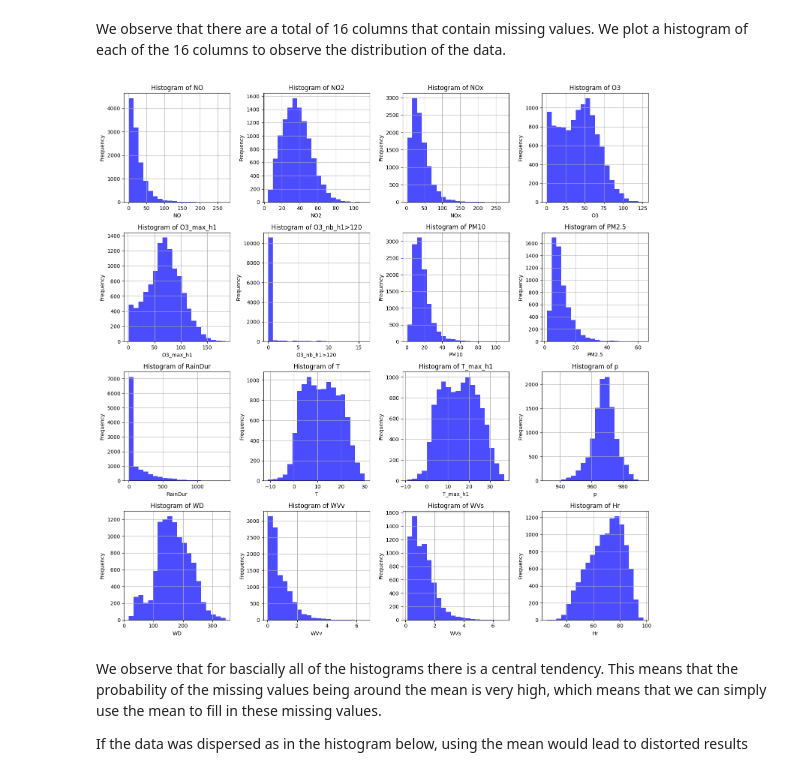
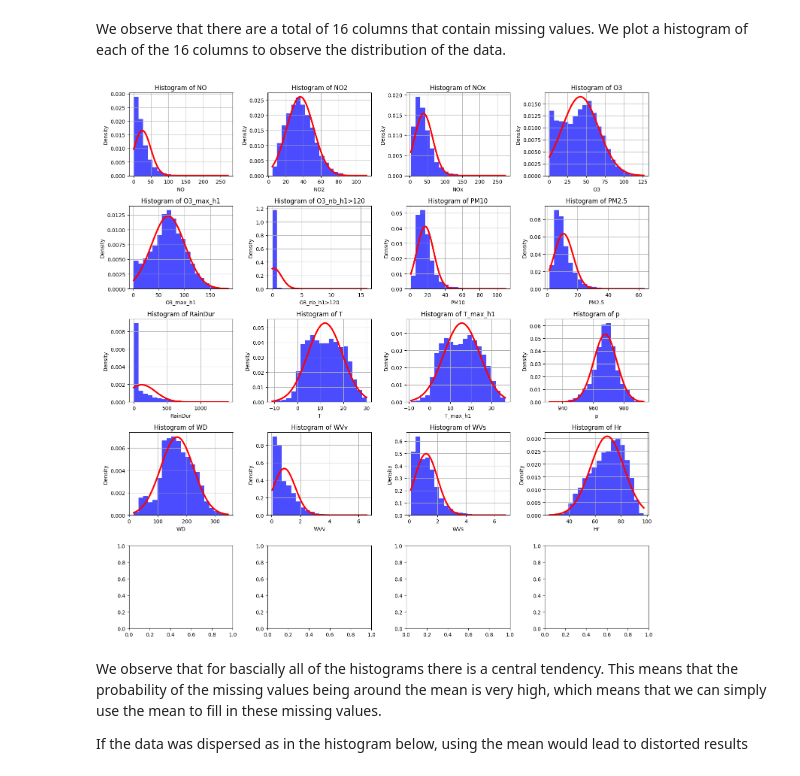
Before and after one commit to ninocaduff/DSF-Project, a Jupyter notebook: jupyter/missingvalues.ipynb, the cells around one changed output. Drawn from its saved outputs; the diff is of its cells as text; code cells hidden in the pictures.

```diff
--- a/jupyter/missingvalues.ipynb
+++ b/jupyter/missingvalues.ipynb
@@ -3,5 +4,5 @@ import pandas as pd
 # %%
-df = pd.read_csv("https://raw.githubusercontent.com/ninocaduff/Data-Science-Fundamentals-Project/main/data/merged_with_dummies.csv")
+df = pd.read_csv("/Users/fredericksafian/VSCODE/finaldata/merged_with_dummies.csv")
 
 # df = pd.read_csv('/Users/fredericksafian/VSCODE/finaldata/merged_with_dummies.csv')
 # %%
@@ -71,33 +72,45 @@ We plot a histogram of each of the 16 columns to observe the distribution of the
 # %%
 import matplotlib.pyplot as plt
 
 # Columns with missing values
 columns_with_missing_values = [
     "NO", "NO2", "NOx", "O3", "O3_max_h1", "O3_nb_h1>120", "PM10", "PM2.5",
     "RainDur", "T", "T_max_h1", "p", "WD", "WVv", "WVs", "Hr"
 ]
 
 # Create a 4x4 subplot grid
-fig, axes = plt.subplots(4, 4, figsize=(15, 15))
+fig, axes = plt.subplots(5, 4, figsize=(15, 15))
 
 # Flatten the axes array for easier indexing
 axes = axes.flatten()
 
 # Plot histograms for columns with missing values
 for i, column_name in enumerate(columns_with_missing_values):
-    axes[i].hist(df[column_name].dropna(), bins=20, color='blue', alpha=0.7)
+    column_data = df[column_name].dropna()
+    axes[i].hist(column_data, bins=20, color='blue', alpha=0.7, density=True)
     axes[i].set_title(f'Histogram of {column_name}')
     axes[i].set_xlabel(column_name)
-    axes[i].set_ylabel('Frequency')
+    axes[i].set_ylabel('Density')
     axes[i].grid(True)
+
+    # Calculate mean and standard deviation
+    mu = column_data.mean()
+    sigma = column_data.std()
+
+    # Generate a range of values
+    x = np.linspace(column_data.min(), column_data.max(), 100)
+
+    # Plot the normal distribution curve
+    axes[i].plot(x, 1 / (sigma * np.sqrt(2 * np.pi)) * np.exp(- (x - mu)**2 / (2 * sigma**2)),
+                 lw=3, color='red')
 
 # Adjust layout for better spacing
 plt.tight_layout()
 
 # Show the plot
 plt.show()
 # %% [output]
-[figure, old version]
+[figure, new version]
 # %% [markdown]
 We observe that for bascially all of the histograms there is a central tendency. This means that the probability of the missing values being around the mean is very high, which means that we can simply use the mean to fill in these missing values.
 
```
Also changed, not shown: parts of 22 cells of this notebook.
